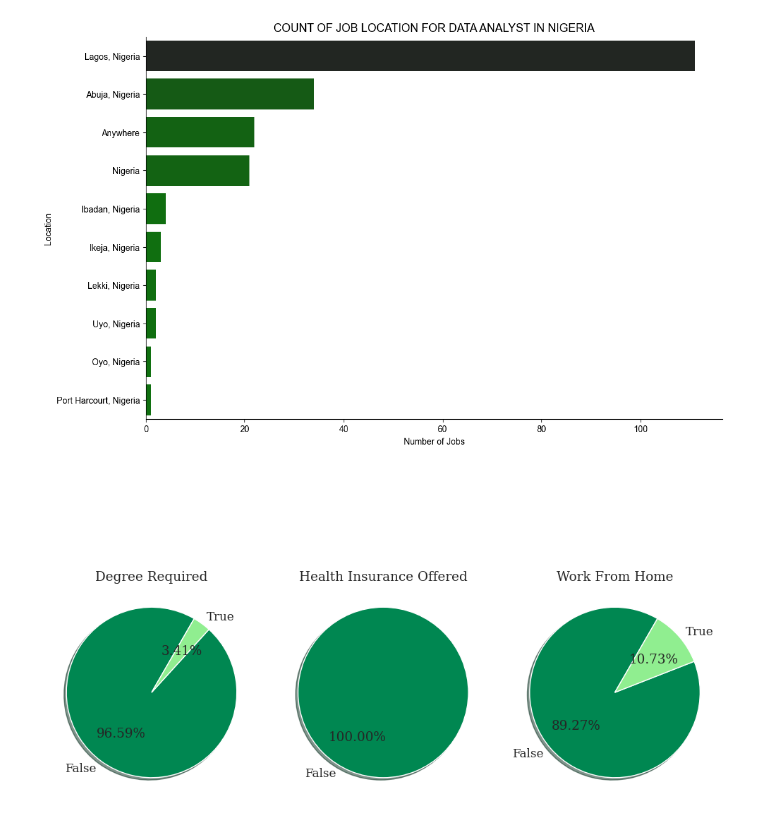
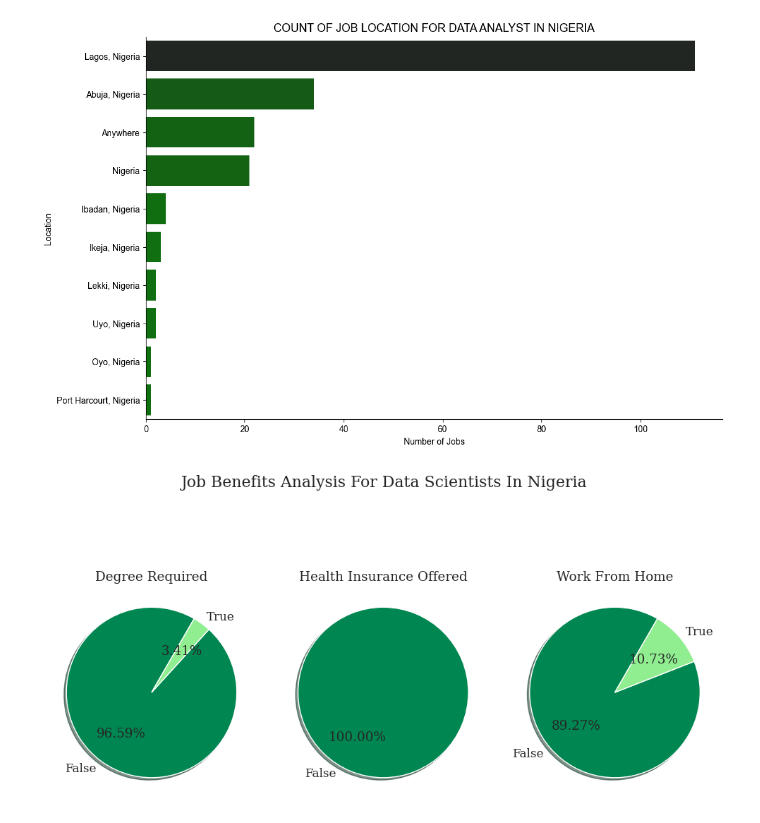
Before and after one commit to sanusishafii989/Data-Analysis-Projects, a Jupyter notebook: DT_ANL_Project001.ipynb, the cells around one changed output. Cells and saved outputs as stored; diff of their text form; code cells hidden in the pictures.

Commit message:
Initial commit of Sanusi Data Analysis Projects

```diff
--- a/DT_ANL_Project001.ipynb
+++ b/DT_ANL_Project001.ipynb
@@ -29,21 +32,21 @@ plt.show()
 # %%
 df_dict = {
     "job_no_degree_mention":"Degree Required",
     "job_health_insurance":"Health Insurance Offered",
     "job_work_from_home":"Work From Home"
 }
 fig, ax = plt.subplots(1,3)
 for indx, (colom, titl) in enumerate(df_dict.items()):
     labels = Nigeria_dataFrame_for_DTANLs[colom].value_counts().index
     ax[indx].pie(Nigeria_dataFrame_for_DTANLs[colom].value_counts(),labels=labels, startangle=60, autopct="%1.2f%%", colors=["#008751","lightgreen"], shadow=True)
     ax[indx].set_title(titl)
-fig.suptitle(" ".title())
+fig.suptitle("Job Benefits Analysis for Data Scientists in Nigeria".title())
 fig.set_size_inches(w=10,h=6)
 fig.tight_layout()
 #it is workink fig.savefig(fname="sns.jpg")
 plt.show()
 # %% [output]
-[figure, old version]
+[figure, new version]
 # %%
 Nigeria_dataFrame_for_DTANLs = dataFrame[(dataFrame["job_title_short"] == "Data Scientist") & (dataFrame["job_country"] == "Nigeria")].copy()
 Ind_Df_plot = Nigeria_dataFrame_for_DTANLs["company_name"].value_counts().head(10).to_frame()
```
Also changed, not shown: parts of 2 cells of this notebook.
